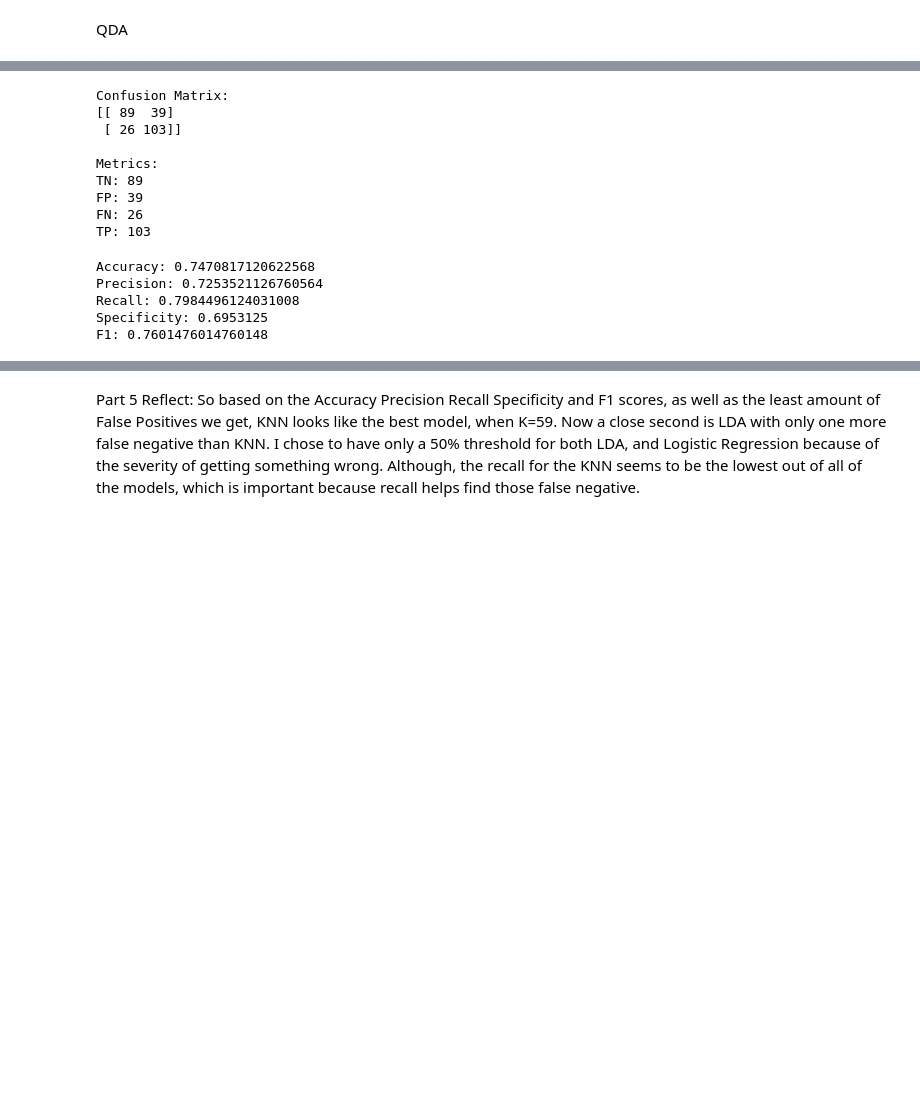
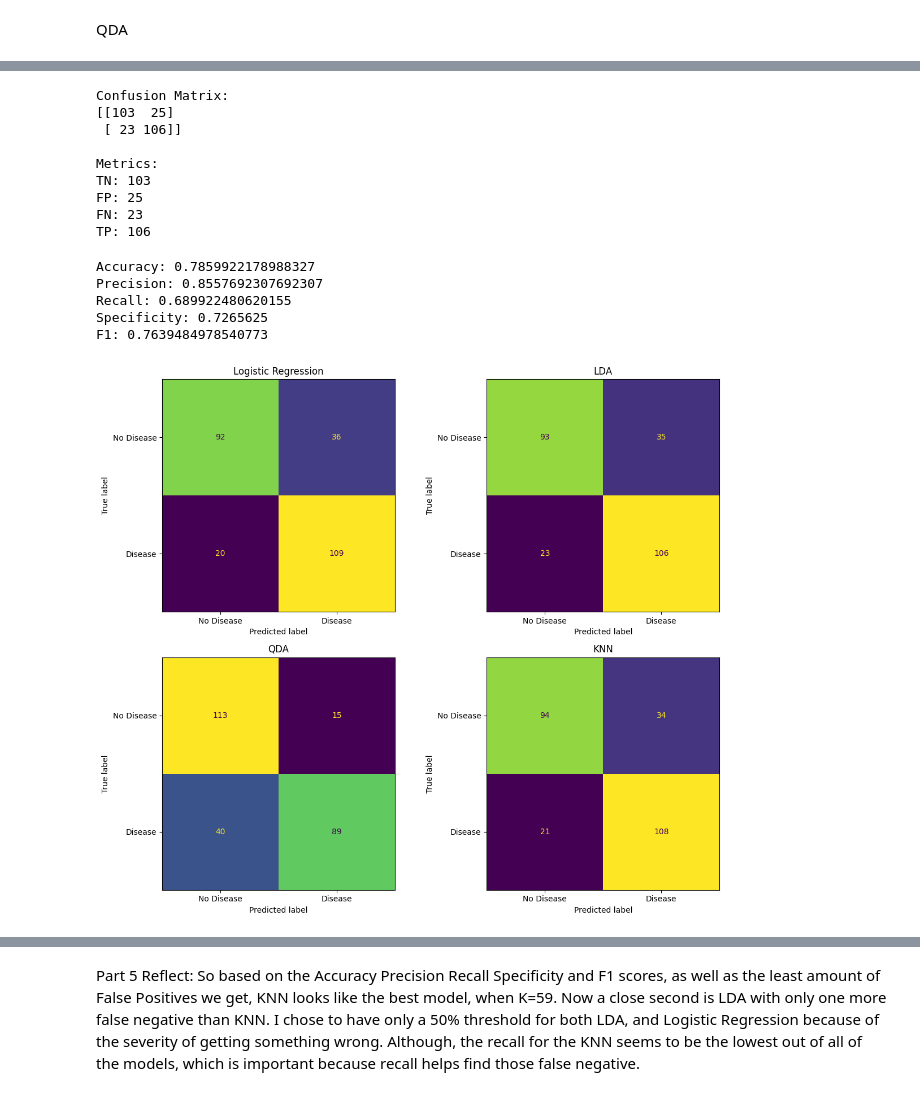
Before and after one commit to cpt0/data201-labs, a Jupyter notebook: data201-Project1/PROJECT_three_.ipynb, the cells around one changed output, grey strips where cells are left out. Drawn from its saved outputs; the diff is of its cells as text; code cells hidden in the pictures; blank space fills up the shorter version.

```diff
--- a/data201-Project1/PROJECT_three_.ipynb
+++ b/data201-Project1/PROJECT_three_.ipynb
@@ -191,3 +191,6 @@ heart.isna().sum()
 | thal | 0 |
 | target | 0 |
 dtype: int64
+# %%
+encoded_heart = pd.get_dummies(heart, columns=['cp'], drop_first=False, dtype=int)
+print(encoded_heart)
@@ -696,7 +673,7 @@ qda confusion matrix:
 # %%
 qda_prob = qda.predict_proba(X_test)[:, 1]
 
-pred_50_labels = np.where(
+qda_50_labels = np.where(
     qda_prob >= 0.50,
     "Yes",
     "No"
@@ -705,16 +682,16 @@ pred_50_labels = np.where(
 y_test_labels = np.where(y_test == 1, "Yes", "No")
 
 # Confusion Matrix
-cm = confusion_matrix(
+qda_cm = confusion_matrix(
     y_test_labels,
-    pred_50_labels,
+    qda_50_labels,
     labels=["No", "Yes"]
 )
 
 print("Confusion Matrix:")
-print(cm)
+print(qda_cm)
 
-TN, FP, FN, TP = cm.ravel()
+TN, FP, FN, TP = qda_cm.ravel()
 
 print("\nMetrics:")
 print("TN:", TN)
@@ -723,29 +700,29 @@ print("FN:", FN)
 print("TP:", TP)
 # %% [output]
 Confusion Matrix:
-[[ 89  39]
- [ 26 103]]
+[[103  25]
+ [ 23 106]]
 
 Metrics:
-TN: 89
-FP: 39
-FN: 26
-TP: 103
+TN: 103
+FP: 25
+FN: 23
+TP: 106
 # %%
 accuracy = accuracy_score(
     y_test_labels,
-    pred_50_labels
+    qda_50_labels
 )
 
 precision = precision_score(
     y_test_labels,
-    pred_50_labels,
+    qda_50_labels,
     pos_label="Yes"
 )
 
 recall = recall_score(
     y_test_labels,
-    pred_50_labels,
+    qda_50_labels,
     pos_label="Yes"
 )
 
@@ -753,7 +730,7 @@ specificity = TN / (TN + FP)
 
 f1 = f1_score(
     y_test_labels,
-    pred_50_labels,
+    qda_50_labels,
     pos_label="Yes"
 )
 
@@ -763,8 +740,38 @@ print("Recall:", recall)
 print("Specificity:", specificity)
 print("F1:", f1)
 # %% [output]
-Accuracy: 0.7470817120622568
-Precision: 0.7253521126760564
-Recall: 0.7984496124031008
-Specificity: 0.6953125
-F1: 0.7601476014760148
+Accuracy: 0.7859922178988327
+Precision: 0.8557692307692307
+Recall: 0.689922480620155
+Specificity: 0.7265625
+F1: 0.7639484978540773
+# %%
+
+from sklearn.metrics import ConfusionMatrixDisplay
+import matplotlib.pyplot as plt
+
+fig, axes = plt.subplots(2, 2, figsize=(12, 10))
+
+for ax, (name, probabilities) in zip(
+    axes.ravel(), model_probabilities.items()
+):
+    predictions = (probabilities >= 0.50).astype(int)
+
+    cm = confusion_matrix(
+        y_test, predictions, labels=[0, 1]
+    )
+
+    display_cm = ConfusionMatrixDisplay(
+        confusion_matrix=cm,
+        display_labels=["No Disease", "Disease"]
+    )
+
+    display_cm.plot(ax=ax, values_format="d", colorbar=False)
+    ax.set_title(name)
+
+plt.tight_layout()
+plt.show()
+
+# The QDA confusion matrix is actually TN: 103 FP: 25 FN: 23 TP: 106
+# %% [output]
+[figure, added]
```
Also changed, not shown: parts of 38 cells of this notebook.
